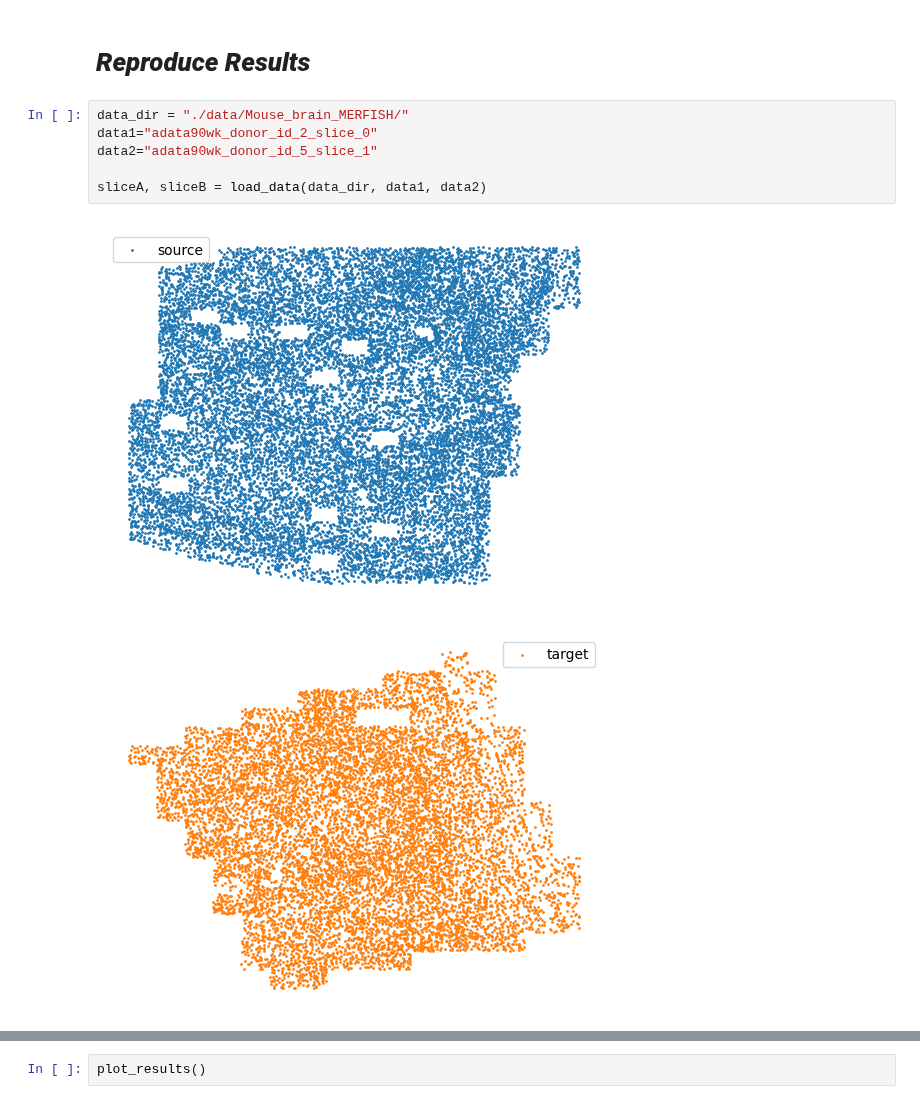
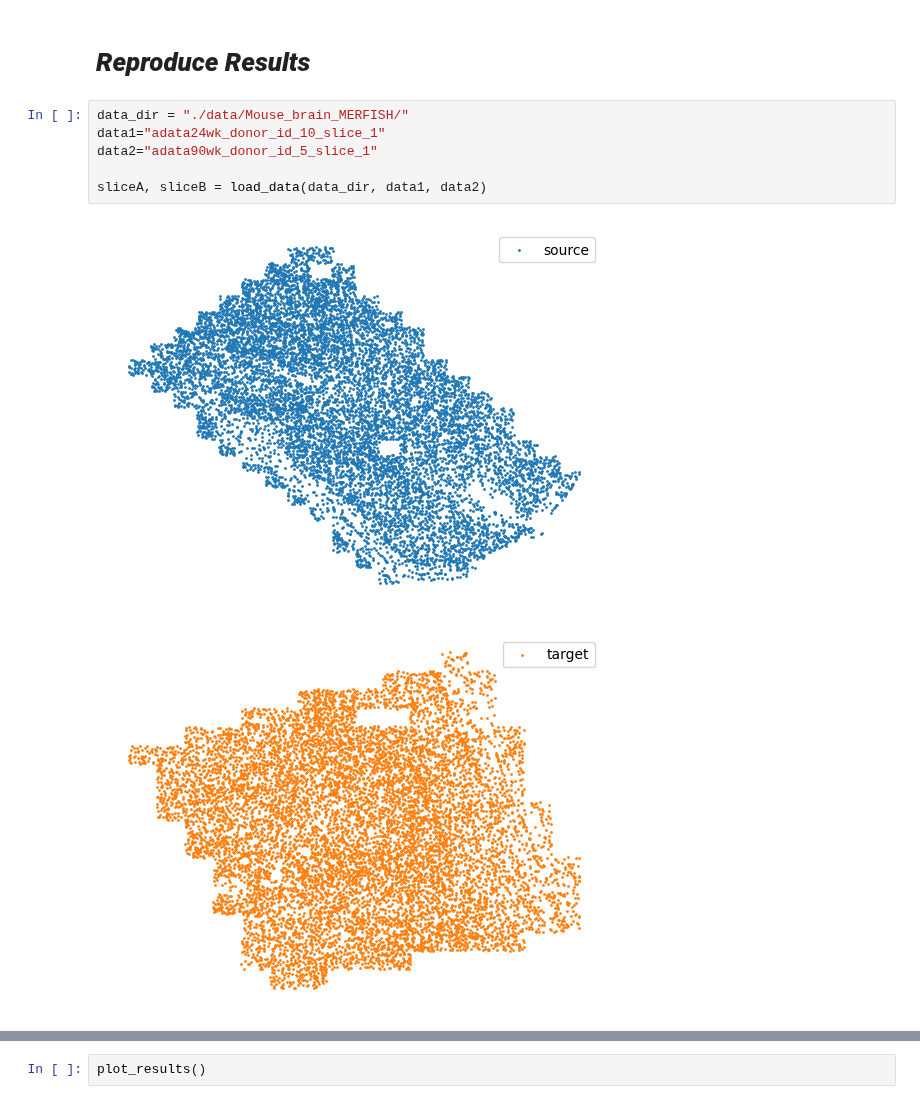
Before and after one commit to anupbhowmik/promt, a Jupyter notebook: alignment_performance_metric.ipynb, the cells around one changed output, grey strips where cells are left out. Saved outputs shown, nothing was run; the diff lists cells and outputs as text.

```diff
--- a/alignment_performance_metric.ipynb
+++ b/alignment_performance_metric.ipynb
@@ -447,12 +431,12 @@ def plot_results():
 # ***Reproduce Results***
 # %%
 data_dir = "./data/Mouse_brain_MERFISH/"
-data1="adata90wk_donor_id_2_slice_0"
+data1="adata24wk_donor_id_10_slice_1"
 data2="adata90wk_donor_id_5_slice_1"
 
 sliceA, sliceB = load_data(data_dir, data1, data2)
 # %% [output]
-[figure, old version]
+[figure, new version]
 [figure]
 # %%
 
```
Also changed, not shown: parts of 5 cells of this notebook, 2 other files.
